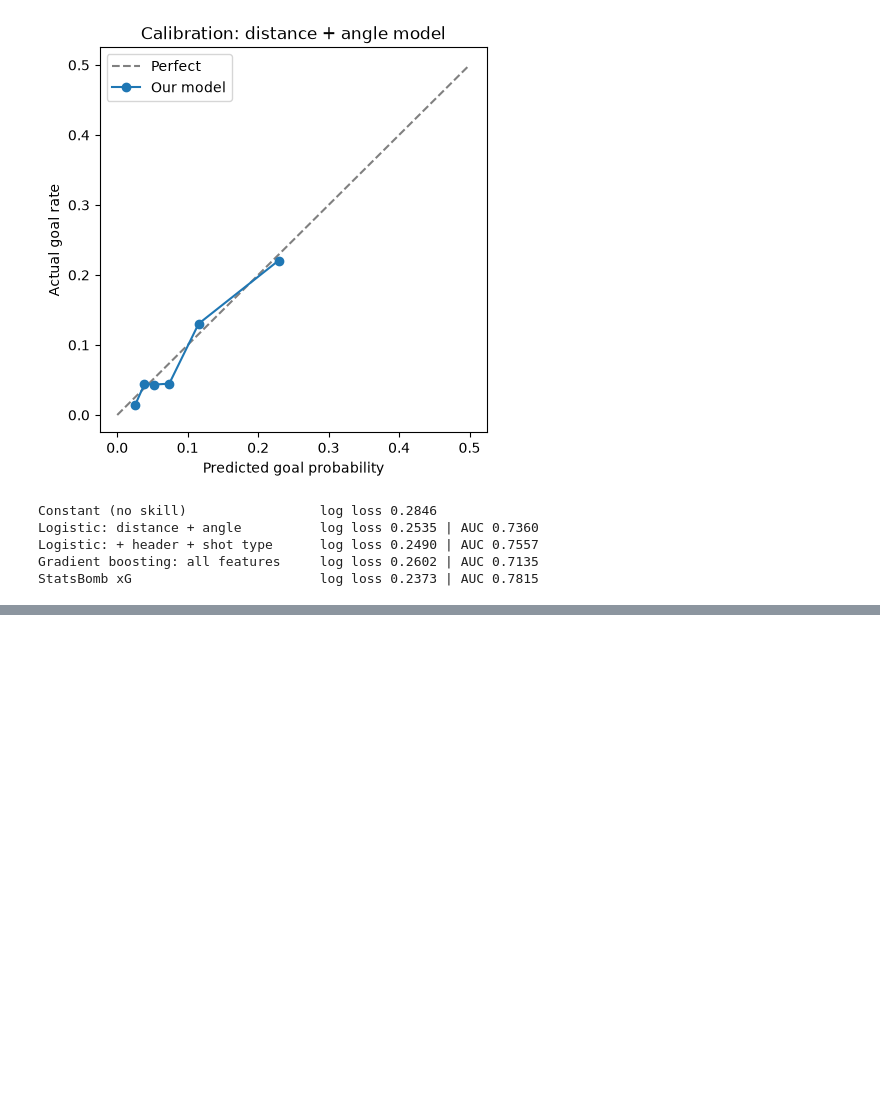
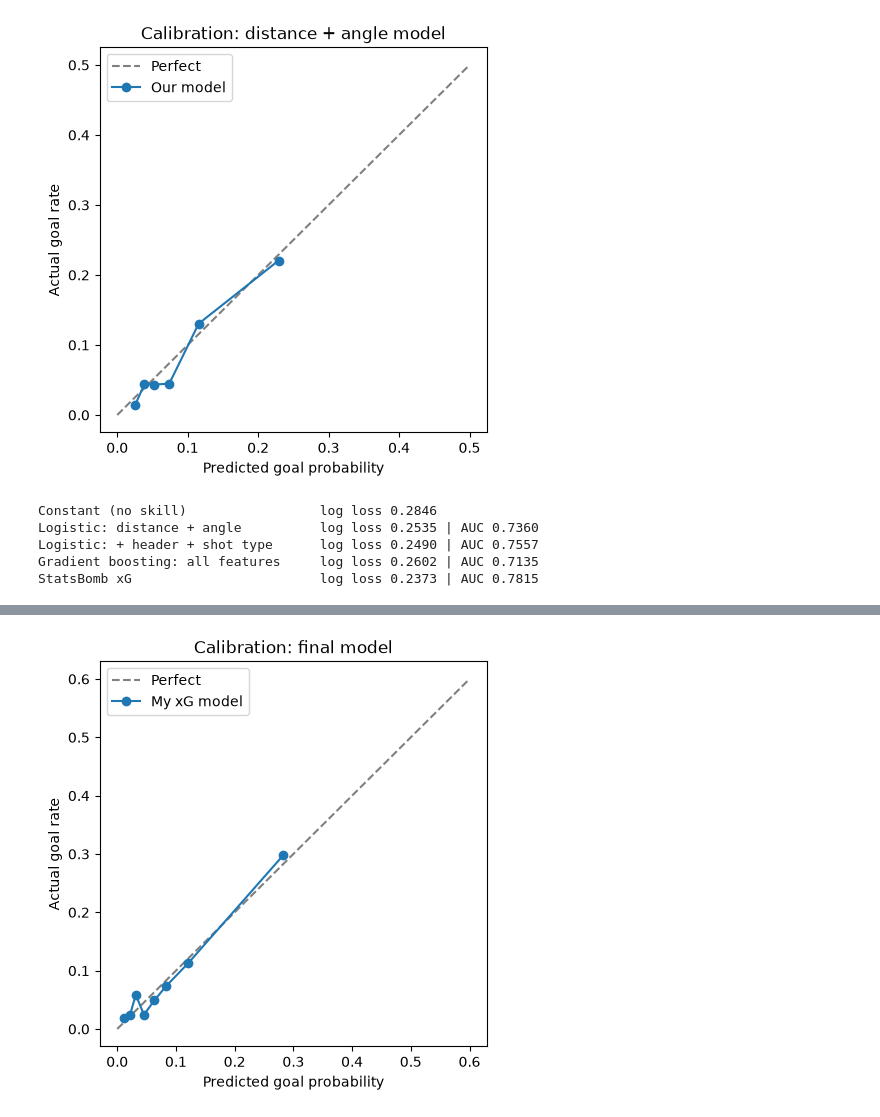
Before and after one commit to nicholasmullen/statsbomb-xg-model, a Jupyter notebook: notebooks/03_model_and_evaluation.ipynb, the cells around one changed output, grey strips where cells are left out. Cells and saved outputs as stored; diff of their text form; code cells hidden in the pictures; blank space fills up the shorter version.

```diff
--- a/notebooks/03_model_and_evaluation.ipynb
+++ b/notebooks/03_model_and_evaluation.ipynb
@@ -87,3 +87,19 @@ Logistic: distance + angle          log loss 0.2535 | AUC 0.7360
 Logistic: + header + shot type      log loss 0.2490 | AUC 0.7557
 Gradient boosting: all features     log loss 0.2602 | AUC 0.7135
 StatsBomb xG                        log loss 0.2373 | AUC 0.7815
+# %%
+f2 = pd.read_pickle("../data/features_v2_wc2018.pkl").dropna(subset=["defenders_in_cone", "gk_dist_to_goal"])
+y2 = f2["goal"]
+cv = StratifiedKFold(n_splits=5, shuffle=True, random_state=42)
+
+base_cols = ["distance", "angle", "is_header"]
+X_a = f2[base_cols].join(pd.get_dummies(f2["shot_type"], prefix="type").astype(int))
+X_b = X_a.join(f2[["defenders_in_cone", "gk_dist_to_goal", "nearest_defender"]])
+
+def evaluate2(model, X, name):
+    p = cross_val_predict(model, X, y2, cv=cv, method="predict_proba")[:, 1]
+    print(f"{name:35s} log loss {log_loss(y2, p):.4f} | AUC {roc_auc_score(y2, p):.4f}")
+
+evaluate2(LogisticRegression(max_iter=2000), X_a, "Logistic: v1 features")
+evaluate2(LogisticRegression(max_iter=2000), X_b, "Logistic: + freeze-frame")
+print(f"{'StatsBomb xG':35s} log loss {log_loss(y2, f2.shot_statsbomb_xg):.4f} | AUC {roc_auc_score(y2, f2.shot_statsbomb_xg):.4f}")
@@ -89,0 +110,8 @@ StatsBomb xG                        log loss 0.2373 | AUC 0.7815
+# %%
+p_final = cross_val_predict(
+    LogisticRegression(max_iter=2000), X_b, y2, cv=cv, method="predict_proba"
+)[:, 1]
+
+f2 = f2.copy()
+f2["my_xg"] = p_final
+f2[["player", "team", "goal", "my_xg", "shot_statsbomb_xg"]].head()
@@ -89,0 +125,17 @@ StatsBomb xG                        log loss 0.2373 | AUC 0.7815
+# %%
+import matplotlib.pyplot as plt
+from sklearn.calibration import calibration_curve
+
+frac_pos, mean_pred = calibration_curve(y2, p_final, n_bins=8, strategy="quantile")
+
+plt.figure(figsize=(5, 5))
+plt.plot([0, 0.6], [0, 0.6], "--", color="gray", label="Perfect")
+plt.plot(mean_pred, frac_pos, marker="o", label="My xG model")
+plt.xlabel("Predicted goal probability")
+plt.ylabel("Actual goal rate")
+plt.title("Calibration: final model")
+plt.legend()
+plt.savefig("../figures/calibration_final.png", dpi=150, bbox_inches="tight")
+plt.show()
+# %% [output]
+[figure, added]
```
Also changed, not shown: parts of 6 cells of this notebook, 3 other files.
